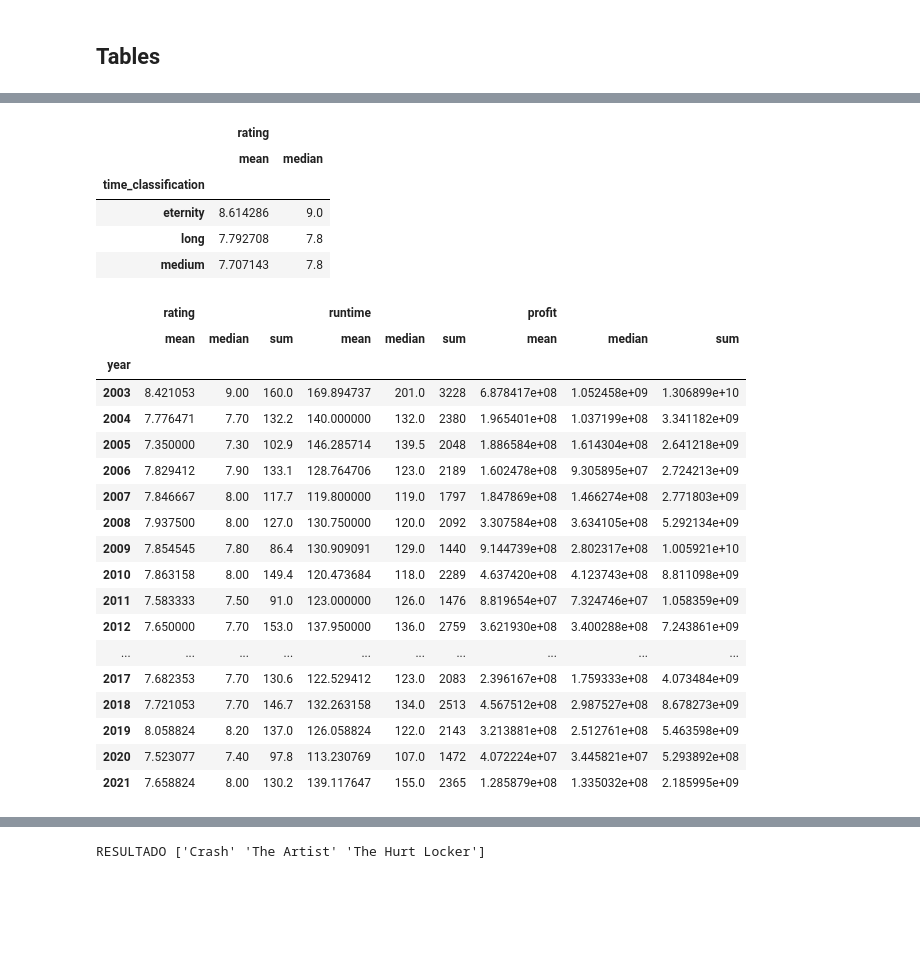
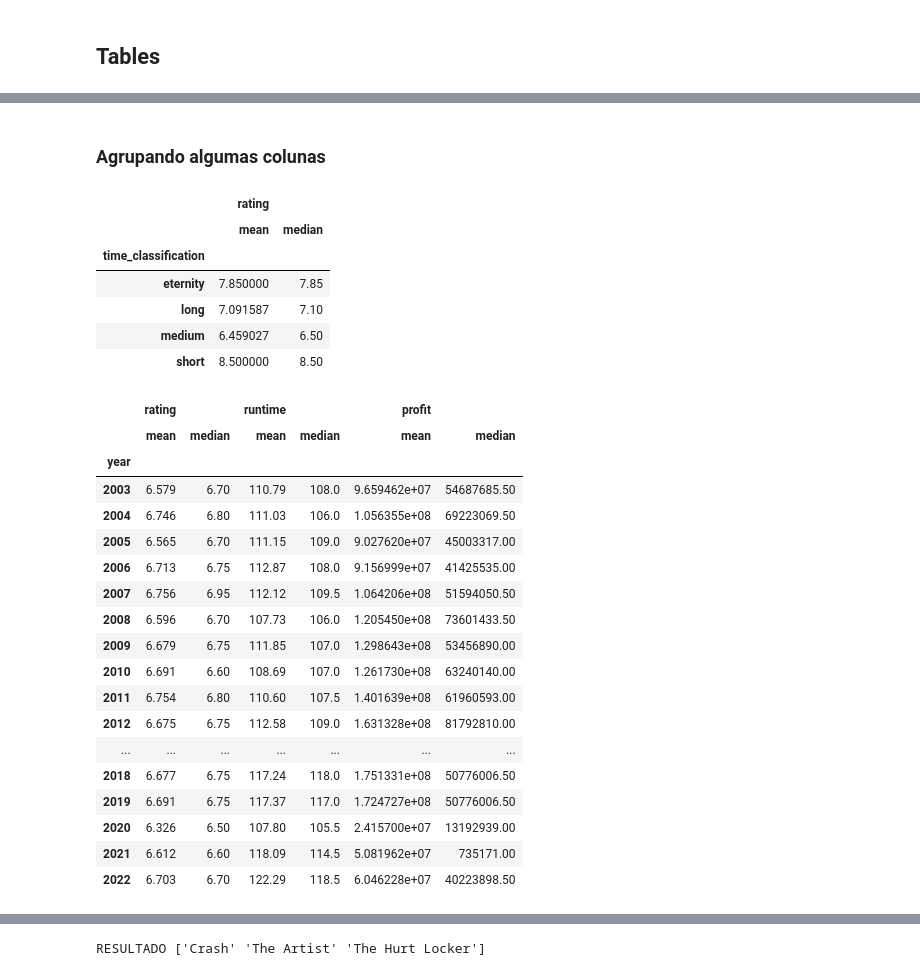
Before and after one commit to MatBrands/ADA-Exploratory_Data_Analysis, a Jupyter notebook: notebooks/main.ipynb, the cells around one changed output, grey strips where cells are left out. Saved outputs shown, nothing was run; the diff lists cells and outputs as text; code cells hidden in the pictures; blank space fills up the shorter version.

```diff
--- a/notebooks/main.ipynb
+++ b/notebooks/main.ipynb
@@ -35,22 +34,3 @@ df.head()
 | 2 | Bullet Train | 7.3 | 2022 | August | R | 127 | David Leitch | Brad Pitt, Joey King, Aaron Taylo... | Action, Comedy, Thriller | ... |
 | 3 | The Banshees of Inisherin | 8.0 | 2022 | November | R | 114 | Martin McDonagh | Colin Farrell, Brendan Gleeson, K... | Comedy, Drama | ... |
 | 4 | M3gan | 6.7 | 2022 | January | PG-13 | 102 | Gerard Johnstone | Jenna Davis, Amie Donald, Allison... | Horror, Sci-Fi, Thriller | ... |
-# %%
-df_oscar = pd.read_pickle("../datasets/processed/the_oscar_award.pkl")
-df_oscar.rename(columns={'year_film': 'year', 'film': 'title'}, inplace=True)
-df_oscar.head()
-
-#Pega os filmes que ganharam Oscar a partir de 2003
-df_oscar_2003_up = df_oscar.loc[(df_oscar['year']>= 2003) & (df_oscar['winner']==True)]
-
-#Pega os filmes que ganharam Oscar de melhor FILME a partir de 2003
-df_oscar_2003_up_best_picture = df_oscar_2003_up.loc[(df_oscar_2003_up['category'] == 'BEST PICTURE')]
-
-#Cria um DataSeries de quantidade de Oscars' recebidos
-df_group_oscar_2003_up_prize_quantity = df_oscar_2003_up.groupby(['title']).size().reset_index()
-
-#Cria títulos para colunas
-df_group_oscar_2003_up_prize_quantity.columns = ["title", "oscars"]
-
-#Junta as df's => df + df_oscar_2003_up
-df = df.merge(df_oscar_2003_up, how="inner", on=["title", "year"])
@@ -156,3 +138,5 @@ list_of_stars.sort_values('frequency', ascending=False).head(10)
+# %% [markdown]
+### Agrupando algumas colunas
 # %%
 df.groupby('time_classification').agg({
     'rating': ['mean', 'median']
@@ -161,35 +145,36 @@ df.groupby('time_classification').agg({
 |  | rating |  |
 |  | mean | median |
 | time_classification |  |  |
-| eternity | 8.614286 | 9.0 |
-| long | 7.792708 | 7.8 |
-| medium | 7.707143 | 7.8 |
+| eternity | 7.850000 | 7.85 |
+| long | 7.091587 | 7.10 |
+| medium | 6.459027 | 6.50 |
+| short | 8.500000 | 8.50 |
 # %%
 df.groupby('year').agg({
-    'rating': ['mean', 'median', 'sum'],
-    'runtime': ['mean', 'median', 'sum'],
-    'profit': ['mean', 'median', 'sum']
+    'rating': ['mean', 'median'],
+    'runtime': ['mean', 'median'],
+    'profit': ['mean', 'median']
 })
 # %% [output]
-|  | rating |  |  | runtime |  |  | profit |  |  |
-|  | mean | median | sum | mean | median | sum | mean | median | sum |
-| year |  |  |  |  |  |  |  |  |  |
-| 2003 | 8.421053 | 9.00 | 160.0 | 169.894737 | 201.0 | 3228 | 6.878417e+08 | 1.052458e+09 | 1.306899e+10 |
-| 2004 | 7.776471 | 7.70 | 132.2 | 140.000000 | 132.0 | 2380 | 1.965401e+08 | 1.037199e+08 | 3.341182e+09 |
-| 2005 | 7.350000 | 7.30 | 102.9 | 146.285714 | 139.5 | 2048 | 1.886584e+08 | 1.614304e+08 | 2.641218e+09 |
-| 2006 | 7.829412 | 7.90 | 133.1 | 128.764706 | 123.0 | 2189 | 1.602478e+08 | 9.305895e+07 | 2.724213e+09 |
-| 2007 | 7.846667 | 8.00 | 117.7 | 119.800000 | 119.0 | 1797 | 1.847869e+08 | 1.466274e+08 | 2.771803e+09 |
-| 2008 | 7.937500 | 8.00 | 127.0 | 130.750000 | 120.0 | 2092 | 3.307584e+08 | 3.634105e+08 | 5.292134e+09 |
-| 2009 | 7.854545 | 7.80 | 86.4 | 130.909091 | 129.0 | 1440 | 9.144739e+08 | 2.802317e+08 | 1.005921e+10 |
-| 2010 | 7.863158 | 8.00 | 149.4 | 120.473684 | 118.0 | 2289 | 4.637420e+08 | 4.123743e+08 | 8.811098e+09 |
-| 2011 | 7.583333 | 7.50 | 91.0 | 123.000000 | 126.0 | 1476 | 8.819654e+07 | 7.324746e+07 | 1.058359e+09 |
-| 2012 | 7.650000 | 7.70 | 153.0 | 137.950000 | 136.0 | 2759 | 3.621930e+08 | 3.400288e+08 | 7.243861e+09 |
-| ... | ... | ... | ... | ... | ... | ... | ... | ... | ... |
-| 2017 | 7.682353 | 7.70 | 130.6 | 122.529412 | 123.0 | 2083 | 2.396167e+08 | 1.759333e+08 | 4.073484e+09 |
-| 2018 | 7.721053 | 7.70 | 146.7 | 132.263158 | 134.0 | 2513 | 4.567512e+08 | 2.987527e+08 | 8.678273e+09 |
-| 2019 | 8.058824 | 8.20 | 137.0 | 126.058824 | 122.0 | 2143 | 3.213881e+08 | 2.512761e+08 | 5.463598e+09 |
-| 2020 | 7.523077 | 7.40 | 97.8 | 113.230769 | 107.0 | 1472 | 4.072224e+07 | 3.445821e+07 | 5.293892e+08 |
-| 2021 | 7.658824 | 8.00 | 130.2 | 139.117647 | 155.0 | 2365 | 1.285879e+08 | 1.335032e+08 | 2.185995e+09 |
+|  | rating |  | runtime |  | profit |  |
+|  | mean | median | mean | median | mean | median |
+| year |  |  |  |  |  |  |
+| 2003 | 6.579 | 6.70 | 110.79 | 108.0 | 9.659462e+07 | 54687685.50 |
+| 2004 | 6.746 | 6.80 | 111.03 | 106.0 | 1.056355e+08 | 69223069.50 |
+| 2005 | 6.565 | 6.70 | 111.15 | 109.0 | 9.027620e+07 | 45003317.00 |
+| 2006 | 6.713 | 6.75 | 112.87 | 108.0 | 9.156999e+07 | 41425535.00 |
+| 2007 | 6.756 | 6.95 | 112.12 | 109.5 | 1.064206e+08 | 51594050.50 |
+| 2008 | 6.596 | 6.70 | 107.73 | 106.0 | 1.205450e+08 | 73601433.50 |
+| 2009 | 6.679 | 6.75 | 111.85 | 107.0 | 1.298643e+08 | 53456890.00 |
+| 2010 | 6.691 | 6.60 | 108.69 | 107.0 | 1.261730e+08 | 63240140.00 |
+| 2011 | 6.754 | 6.80 | 110.60 | 107.5 | 1.401639e+08 | 61960593.00 |
+| 2012 | 6.675 | 6.75 | 112.58 | 109.0 | 1.631328e+08 | 81792810.00 |
+| ... | ... | ... | ... | ... | ... | ... |
+| 2018 | 6.677 | 6.75 | 117.24 | 118.0 | 1.751331e+08 | 50776006.50 |
+| 2019 | 6.691 | 6.75 | 117.37 | 117.0 | 1.724727e+08 | 50776006.50 |
+| 2020 | 6.326 | 6.50 | 107.80 | 105.5 | 2.415700e+07 | 13192939.00 |
+| 2021 | 6.612 | 6.60 | 118.09 | 114.5 | 5.081962e+07 | 735171.00 |
+| 2022 | 6.703 | 6.70 | 122.29 | 118.5 | 6.046228e+07 | 40223898.50 |
 # %%
 df.groupby('year')[
     [
```
Also changed, not shown: parts of 47 cells of this notebook.
